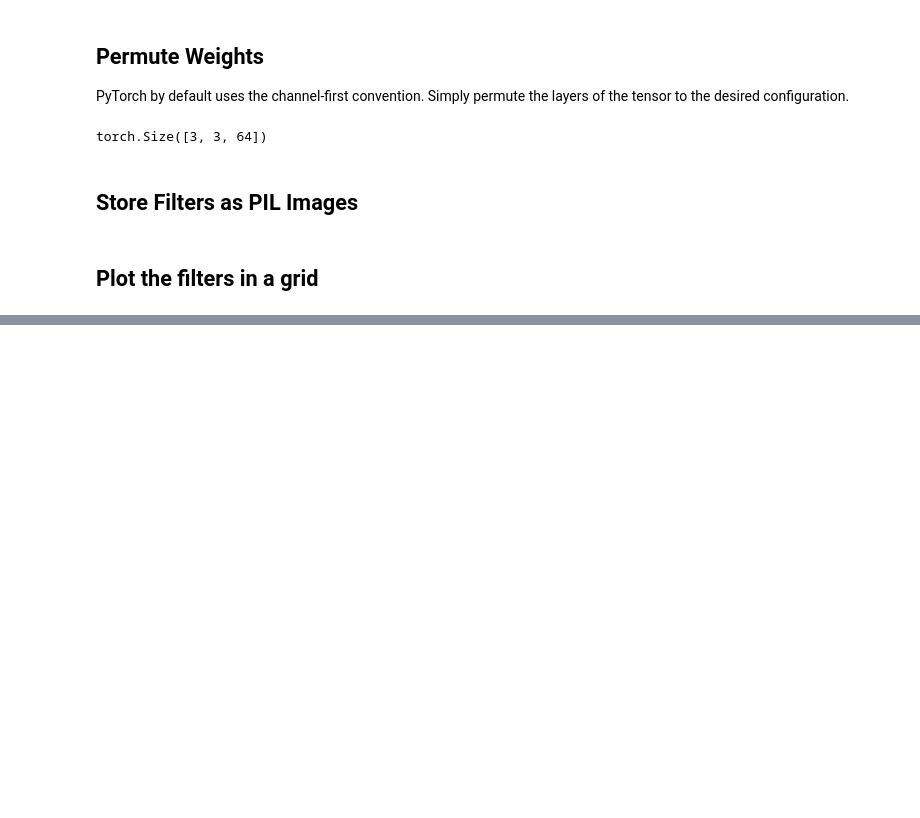
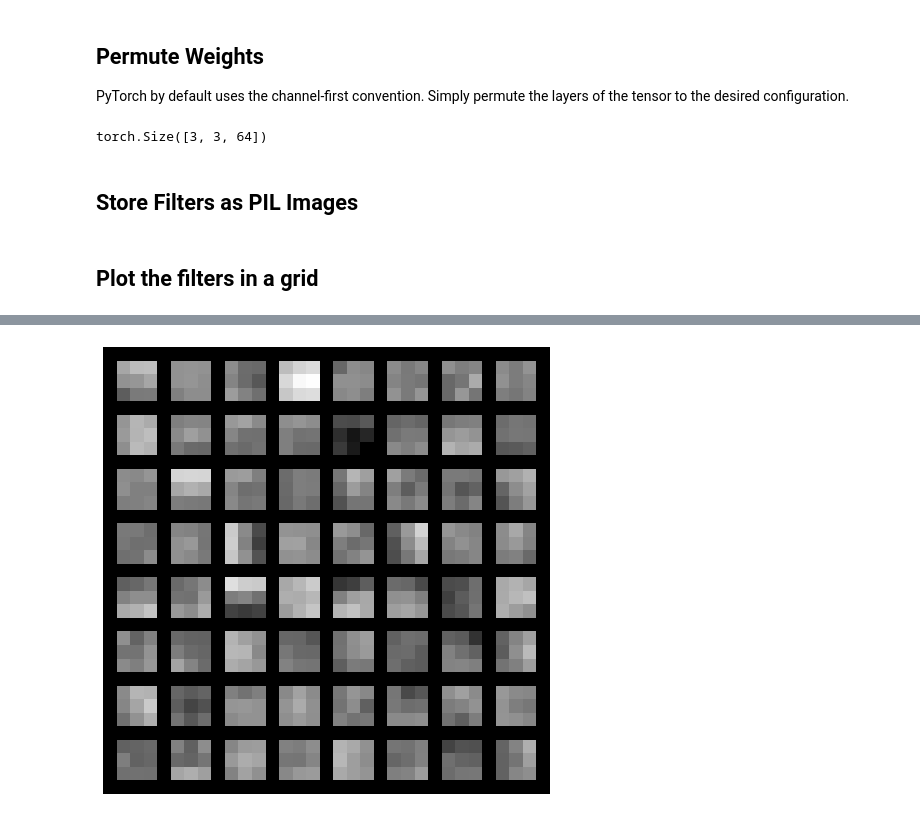
Before and after one commit to HarshSulakhe/visualize-convnets, a Jupyter notebook: visualize_filters.ipynb, the cells around one changed output, grey strips where cells are left out. Saved outputs shown, nothing was run; the diff lists cells and outputs as text; code cells hidden in the pictures; blank space fills up the shorter version.

```diff
--- a/visualize_filters.ipynb
+++ b/visualize_filters.ipynb
@@ -78,0 +80,23 @@ plt.show()
+# %%
+ def visTensor(tensor, ch=0, allkernels=False, nrow=8, padding=1):
+    n,c,w,h = tensor.shape
+
+    if allkernels: tensor = tensor.view(n*c, -1, w, h)
+    elif c != 3: tensor = tensor[:,ch,:,:].unsqueeze(dim=1)
+
+    rows = np.min((tensor.shape[0] // nrow + 1, 64))
+    grid = utils.make_grid(tensor, nrow=nrow, normalize=True, padding=padding)
+    plt.figure( figsize=(nrow,rows) )
+    plt.imshow(grid.detach().cpu().numpy().transpose((1, 2, 0)))
+
+
+
+layer = 1
+# filter = model.features[layer].weight.data.clone()
+visTensor(weights, ch=0, allkernels=False)
+
+plt.axis('off')
+plt.ioff()
+plt.show()
+# %% [output]
+[figure, added]
```
Also changed, not shown: parts of 4 cells of this notebook.
